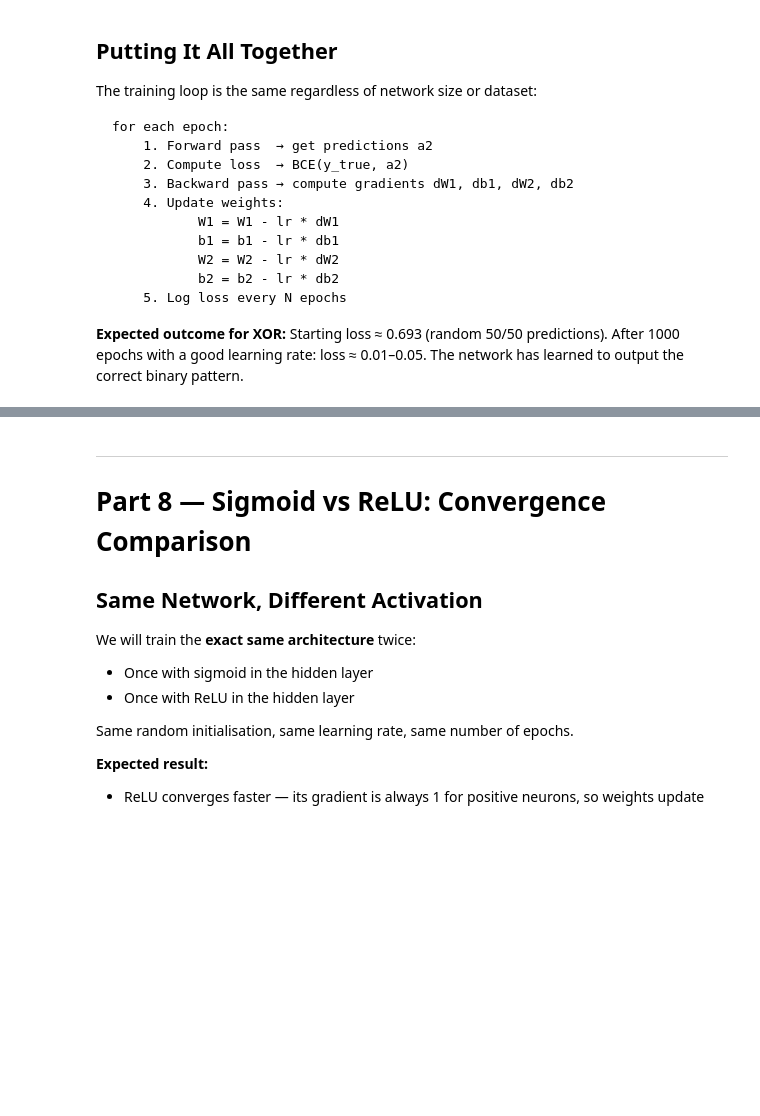
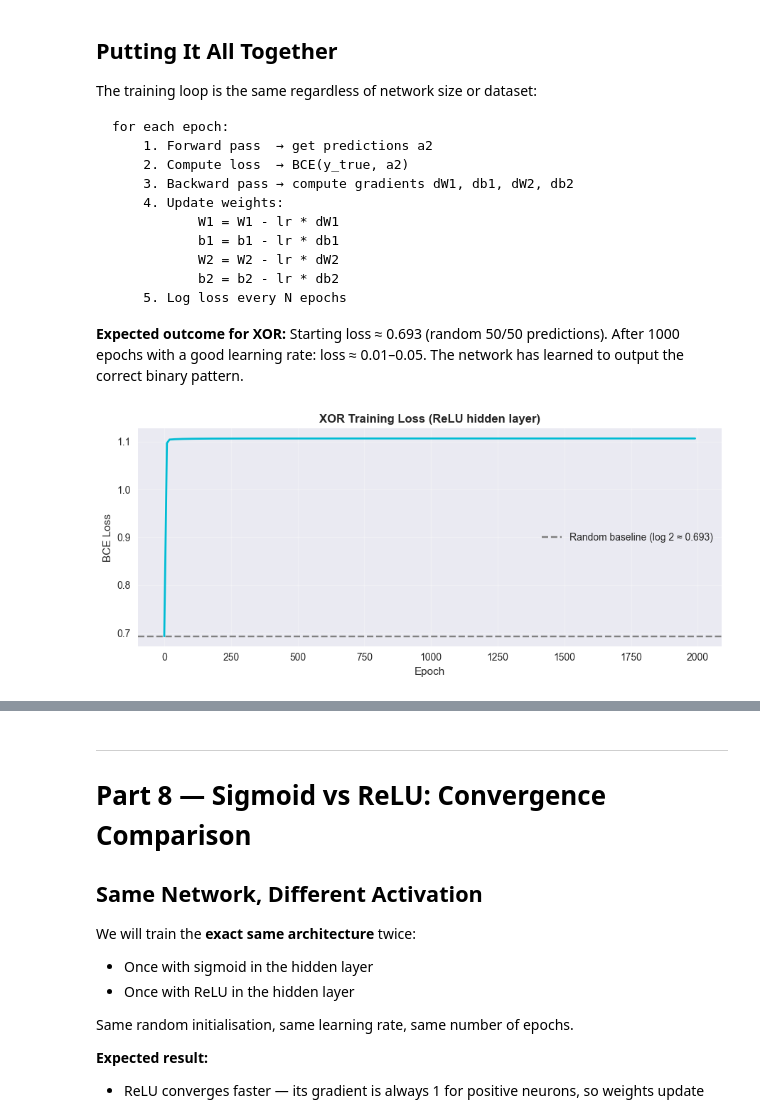
Before and after one commit to shashwatsrma/ML-training, a Jupyter notebook: Day_9_Deep_Learning_Neural_Networl.ipynb, the cells around one changed output, grey strips where cells are left out. Cells and saved outputs as stored; diff of their text form; code cells hidden in the pictures; blank space fills up the shorter version.

Commit message:
DAY 9 : Neural Networks from Scratch

```diff
--- a/Day_9_Deep_Learning_Neural_Networl.ipynb
+++ b/Day_9_Deep_Learning_Neural_Networl.ipynb
@@ -350,12 +424,11 @@ def forward_pass(X: np.ndarray, params: dict, hidden_activation: str = 'relu') -
     W2, b2 = params['W2'], params['b2']
 
     # YOUR CODE HERE
-    # z1 = ...
-    # a1 = relu(z1) or sigmoid(z1) depending on hidden_activation
-    # z2 = ...
-    # a2 = sigmoid(z2)
-    pass
-
+    z1 = X @ W1 + b1
+    a1 = relu(z1) if hidden_activation == 'relu' else sigmoid(z1) #depending on hidden_activation
+    z2 = a1 @ W2 +b2
+    a2 = sigmoid(z2)
+    return {'z1': z1, 'a1': a1, 'z2': z2, 'a2': a2}
 
 # XOR dataset (we will solve this by the end of the session)
 X_xor = np.array([[0,0],[0,1],[1,0],[1,1]], dtype=float)
@@ -375,7 +448,12 @@ params = init_params(n_input=2, n_hidden=4)
 
 # ── TASK 9 — Run forward pass on XOR, print shapes and raw predictions ────────
 # YOUR CODE HERE
+cache = forward_pass(X_xor,params)
 
+print('Shapes:')
+for k, v in cache.items():
+    print(f'  {k}: {v.shape}')
+print(f'\nUntrained predictions (should be near 0.5):  {cache["a2"].T}')
 
 # 📝 Before training, what do the output probabilities look like?
 # Are they close to the correct labels [0, 1, 1, 0]?
@@ -561,33 +697,52 @@ for each epoch:
 
 **Expected outcome for XOR:** Starting loss ≈ 0.693 (random 50/50 predictions). After 1000 epochs with a good learning rate: loss ≈ 0.01–0.05. The network has learned to output the correct binary pattern.
 # %%
-# ── TASK 14 — Implement train() ──────────────────────────────────────────────
-# Takes X, y, n_hidden, learning_rate, epochs, hidden_activation
-# Returns (trained_params, loss_history)
-# Log loss every 10 epochs
-
-def train(X: np.ndarray, y: np.ndarray,
-          n_hidden: int = 4,
-          learning_rate: float = 0.5,
-          epochs: int = 1000,
-          hidden_activation: str = 'relu') -> tuple:
-    """
-    Train 2-layer network.
-    Returns (params, loss_history).
-    """
+# TASKS 14 & 15 — Training loop + XOR
+def train(X, y, n_hidden=4, learning_rate=0.5, epochs=2000, hidden_activation='relu'):
     n_input = X.shape[1]
     params  = init_params(n_input, n_hidden)
     loss_history = []
 
     for epoch in range(epochs):
-        # YOUR CODE HERE:
-        # 1. forward_pass
-        # 2. binary_cross_entropy
-        # 3. backward_pass
-        # 4. update all 4 parameters
-        # 5. append loss every 10 epochs
-        pass
+        cache  = forward_pass(X, params, hidden_activation)
+        loss   = binary_cross_entropy(y, cache['a2'])
+        grads  = backward_pass(X, y, params, cache, hidden_activation)
+
+        params['W1'] -= learning_rate * grads['dW1']
+        params['b1'] -= learning_rate * grads['db1']
+        params['W2'] -= learning_rate * grads['dW2']
+        params['b2'] -= learning_rate * grads['db2']
+
+        if epoch % 10 == 0:
+            loss_history.append(loss)
 
     return params, loss_history
 
-print('train() defined ✅')
+trained_params, loss_relu = train(X_xor, y_xor, n_hidden=4, learning_rate=0.5, epochs=2000)
+
+fig, ax = plt.subplots(figsize=(9, 4))
+ax.plot(np.arange(len(loss_relu)) * 10, loss_relu, color='#00BCD4', linewidth=2)
+ax.axhline(np.log(2), color='gray', linestyle='--', label='Random baseline (log 2 ≈ 0.693)')
+ax.set_title('XOR Training Loss (ReLU hidden layer)', fontweight='bold')
+ax.set_xlabel('Epoch')
+ax.set_ylabel('BCE Loss')
+ax.legend()
+ax.grid(alpha=0.3)
+plt.tight_layout()
+plt.show()
+
+cache_trained = forward_pass(X_xor, trained_params)
+predictions   = (cache_trained['a2'] >= 0.5).astype(int)
+print(f'Starting loss: {loss_relu[0]:.4f}  (expected ≈ 0.693)')
+print(f'Final loss:    {loss_relu[-1]:.4f}')
+print(f'Predictions:   {predictions.T}  (expected: [[0 1 1 0]])')
+print(f'Solved XOR?    {np.array_equal(predictions, y_xor.astype(int))}')
+
+# ── TEACHER NOTE ─────────────────────────────────────────────────────────────
+# Expected: loss falls from ~0.693 to < 0.05 in 2000 epochs
+# If it doesn't converge: increase n_hidden to 6-8, or increase learning rate
+# The XOR solution is NOT unique — many weight configurations solve it
+# np.random.seed matters: different seeds may converge to different solutions
+# ─────────────────────────────────────────────────────────────────────────────
+# %% [output]
+[figure, added]
```
Also changed, not shown: parts of 15 cells of this notebook.
